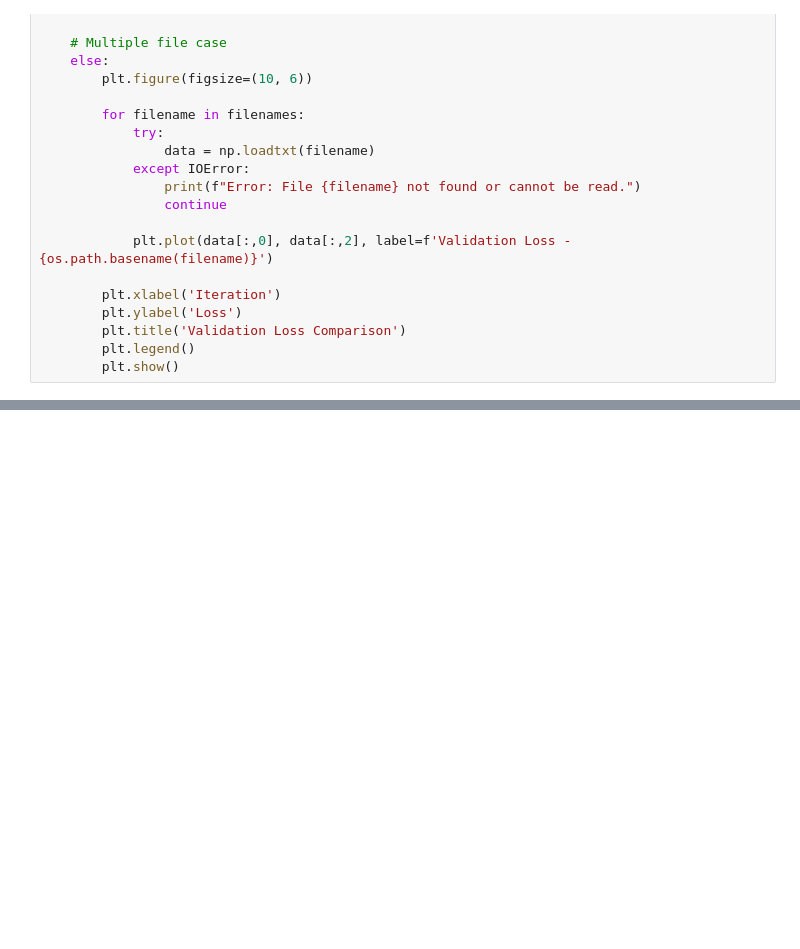
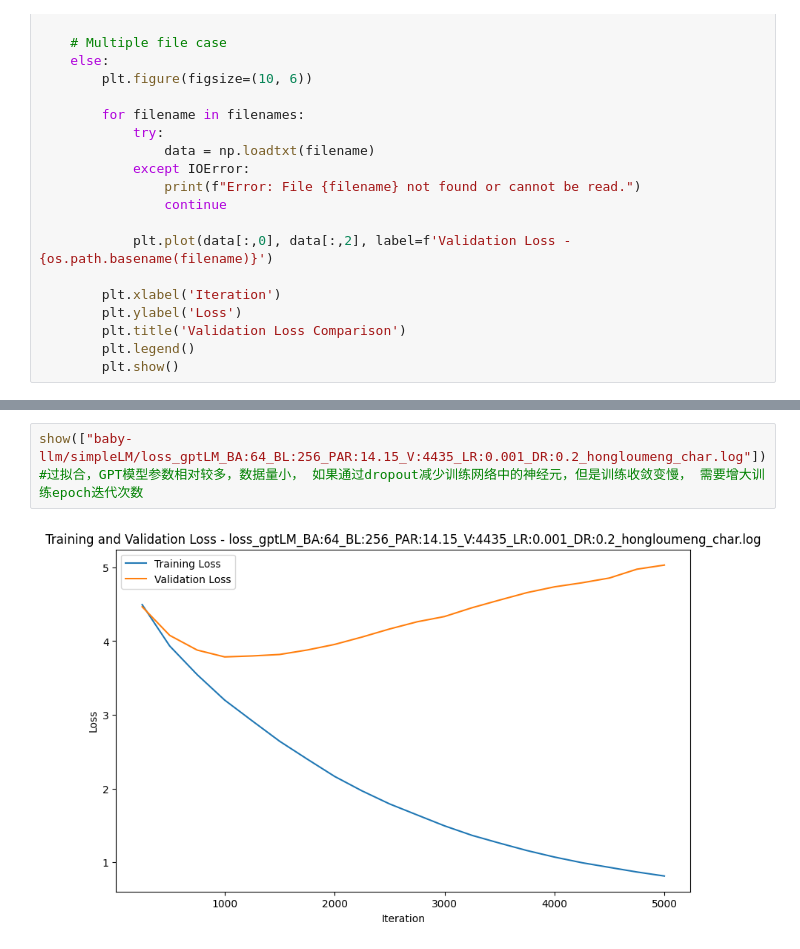
Before and after one commit to weedge/doraemon-nb, a Jupyter notebook: simple_lm.ipynb, the cells around one changed output, grey strips where cells are left out. Drawn from its saved outputs; the diff is of its cells as text; blank space fills up the shorter version.

```diff
--- a/simple_lm.ipynb
+++ b/simple_lm.ipynb
@@ -270,0 +354,5 @@ show(["baby-llm/simpleLM/loss_gptLM_BA:64_BL:256_PAR:10.79_V:65_LR:0.001_DR:0.2_
+# %%
+show(["baby-llm/simpleLM/loss_gptLM_BA:64_BL:256_PAR:14.15_V:4435_LR:0.001_DR:0.2_hongloumeng_char.log"])
+#过拟合，GPT模型参数相对较多，数据量小， 如果通过dropout减少训练网络中的神经元，但是训练收敛变慢， 需要增大训练epoch迭代次数
+# %% [output]
+[figure, added]
```
Also changed, not shown: parts of 26 cells of this notebook.
